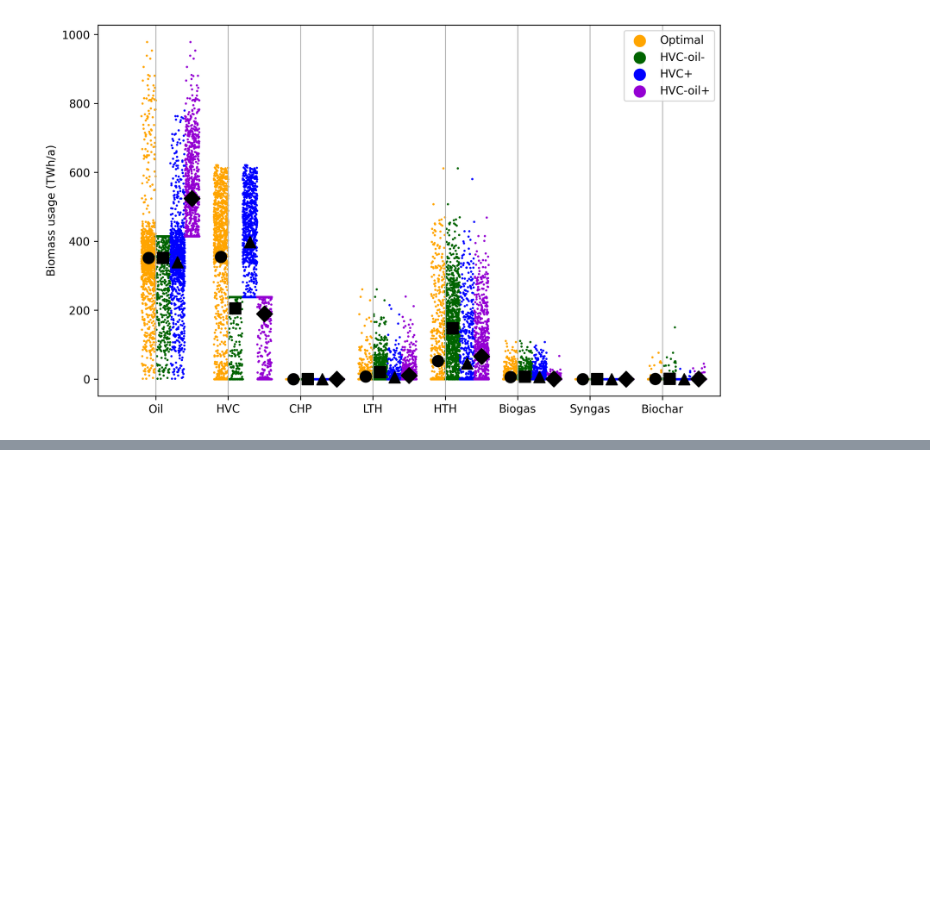
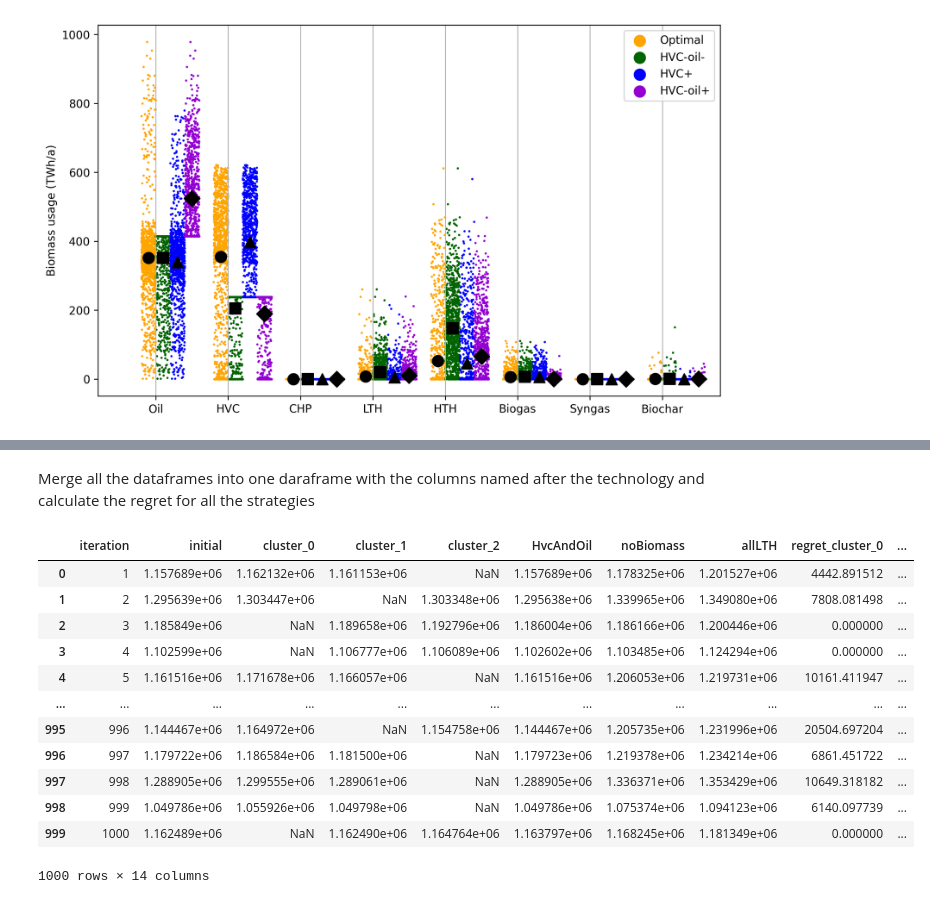
Before and after one commit to oliver-keller/Decide, a Jupyter notebook: regret.ipynb, the cells around one changed output, grey strips where cells are left out. Drawn from its saved outputs; the diff is of its cells as text; code cells hidden in the pictures; blank space fills up the shorter version.

```diff
--- a/regret.ipynb
+++ b/regret.ipynb
@@ -291,0 +308,49 @@ plt.show()
+# %% [markdown]
+Merge all the dataframes into one daraframe with the columns named after the technology and calculate the regret for all the strategies
+# %%
+initial_cost.rename(columns={'objectiveValue': 'initial'}, inplace=True)
+cost_cluster0.rename(columns={'objectiveValue': 'cluster_0'}, inplace=True)
+cost_cluster1.rename(columns={'objectiveValue': 'cluster_1'}, inplace=True)
+cost_cluster2.rename(columns={'objectiveValue': 'cluster_2'}, inplace=True)
+cost_HvcAndOil.rename(columns={'objectiveValue': 'HvcAndOil'}, inplace=True)
+cost_noBiomass.rename(columns={'objectiveValue': 'noBiomass'}, inplace=True)
+cost_allLTH.rename(columns={'objectiveValue': 'allLTH'}, inplace=True)
+
+# Merge the two dataframes on 'iteration' column
+merged_df = pd.merge(initial_cost, cost_cluster0, on='iteration', how='outer')
+merged_df = pd.merge(merged_df, cost_cluster1, on='iteration', how='outer')
+merged_df = pd.merge(merged_df, cost_cluster2, on='iteration', how='outer')
+merged_df = pd.merge(merged_df, cost_HvcAndOil, on='iteration', how='outer')
+merged_df = pd.merge(merged_df, cost_noBiomass, on='iteration', how='outer')
+merged_df = pd.merge(merged_df, cost_allLTH, on='iteration', how='outer')
+
+# Calculate the difference between 'objectiveValue' columns
+merged_df['regret_cluster_0'] = merged_df['cluster_0'] - merged_df['initial']
+merged_df['regret_cluster_1'] = merged_df['cluster_1'] - merged_df['initial']
+merged_df['regret_cluster_2'] = merged_df['cluster_2'] - merged_df['initial']
+merged_df['regret_HvcAndOil'] = merged_df['HvcAndOil'] - merged_df['initial']
+merged_df['regret_noBiomass'] = merged_df['noBiomass'] - merged_df['initial']
+merged_df['regret_allLTH'] = merged_df['allLTH'] - merged_df['initial']
+
+# Replace NaN values with 0
+merged_df['regret_cluster_0'] = merged_df['regret_cluster_0'].fillna(0)
+merged_df['regret_cluster_1'] = merged_df['regret_cluster_1'].fillna(0)
+merged_df['regret_cluster_2'] = merged_df['regret_cluster_2'].fillna(0)
+merged_df['regret_HvcAndOil'] = merged_df['regret_HvcAndOil'].fillna(0)
+merged_df['regret_noBiomass'] = merged_df['regret_noBiomass'].fillna(0)
+merged_df['regret_allLTH'] = merged_df['regret_allLTH'].fillna(0)
+merged_df
+# %% [output]
+|  | iteration | initial | cluster_0 | cluster_1 | cluster_2 | HvcAndOil | noBiomass | allLTH | regret_cluster_0 | ... |
+| 0 | 1 | 1.157689e+06 | 1.162132e+06 | 1.161153e+06 | NaN | 1.157689e+06 | 1.178325e+06 | 1.201527e+06 | 4442.891512 | ... |
+| 1 | 2 | 1.295639e+06 | 1.303447e+06 | NaN | 1.303348e+06 | 1.295638e+06 | 1.339965e+06 | 1.349080e+06 | 7808.081498 | ... |
+| 2 | 3 | 1.185849e+06 | NaN | 1.189658e+06 | 1.192796e+06 | 1.186004e+06 | 1.186166e+06 | 1.200446e+06 | 0.000000 | ... |
+| 3 | 4 | 1.102599e+06 | NaN | 1.106777e+06 | 1.106089e+06 | 1.102602e+06 | 1.103485e+06 | 1.124294e+06 | 0.000000 | ... |
+| 4 | 5 | 1.161516e+06 | 1.171678e+06 | 1.166057e+06 | NaN | 1.161516e+06 | 1.206053e+06 | 1.219731e+06 | 10161.411947 | ... |
+| ... | ... | ... | ... | ... | ... | ... | ... | ... | ... | ... |
+| 995 | 996 | 1.144467e+06 | 1.164972e+06 | NaN | 1.154758e+06 | 1.144467e+06 | 1.205735e+06 | 1.231996e+06 | 20504.697204 | ... |
+| 996 | 997 | 1.179722e+06 | 1.186584e+06 | 1.181500e+06 | NaN | 1.179723e+06 | 1.219378e+06 | 1.234214e+06 | 6861.451722 | ... |
+| 997 | 998 | 1.288905e+06 | 1.299555e+06 | 1.289061e+06 | NaN | 1.288905e+06 | 1.336371e+06 | 1.353429e+06 | 10649.318182 | ... |
+| 998 | 999 | 1.049786e+06 | 1.055926e+06 | 1.049798e+06 | NaN | 1.049786e+06 | 1.075374e+06 | 1.094123e+06 | 6140.097739 | ... |
+| 999 | 1000 | 1.162489e+06 | NaN | 1.162490e+06 | 1.164764e+06 | 1.163797e+06 | 1.168245e+06 | 1.181349e+06 | 0.000000 | ... |
+1000 rows × 14 columns
```
Also changed, not shown: parts of 12 cells of this notebook, 2 other files.
